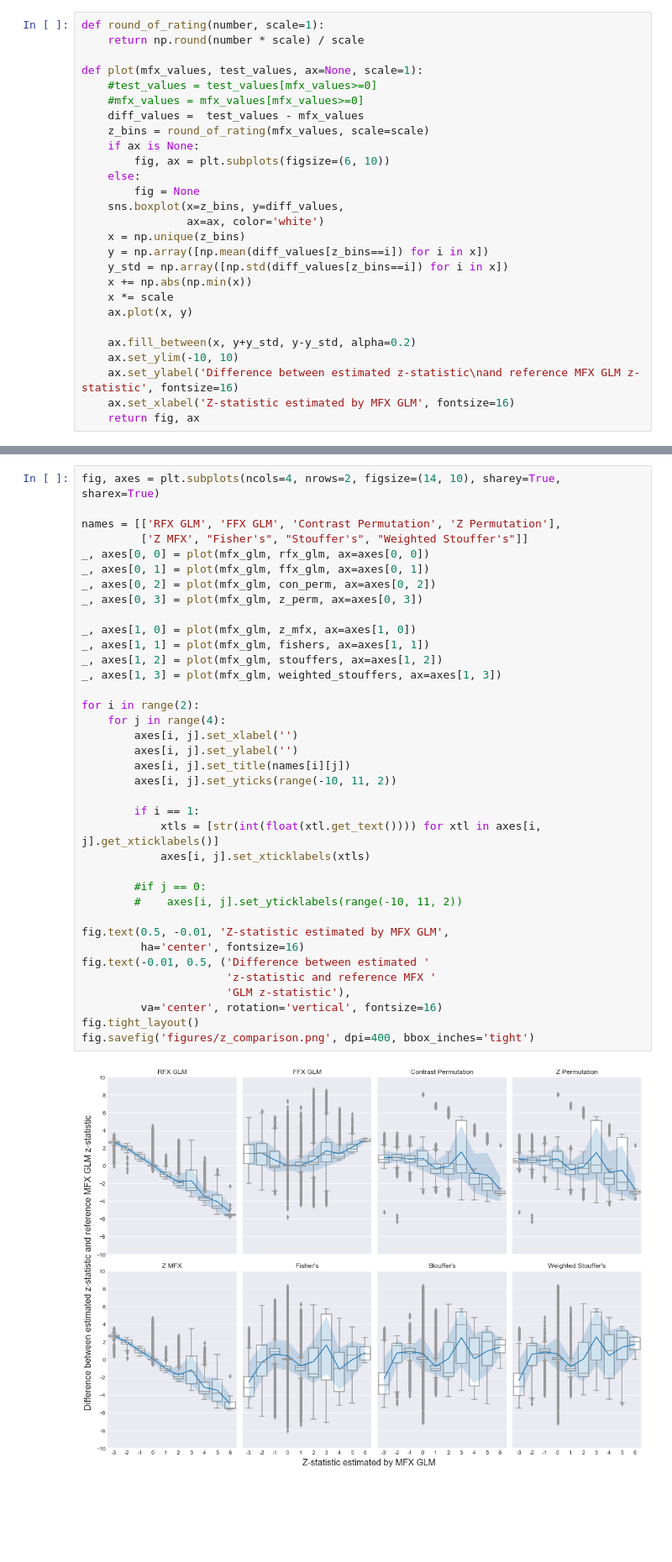
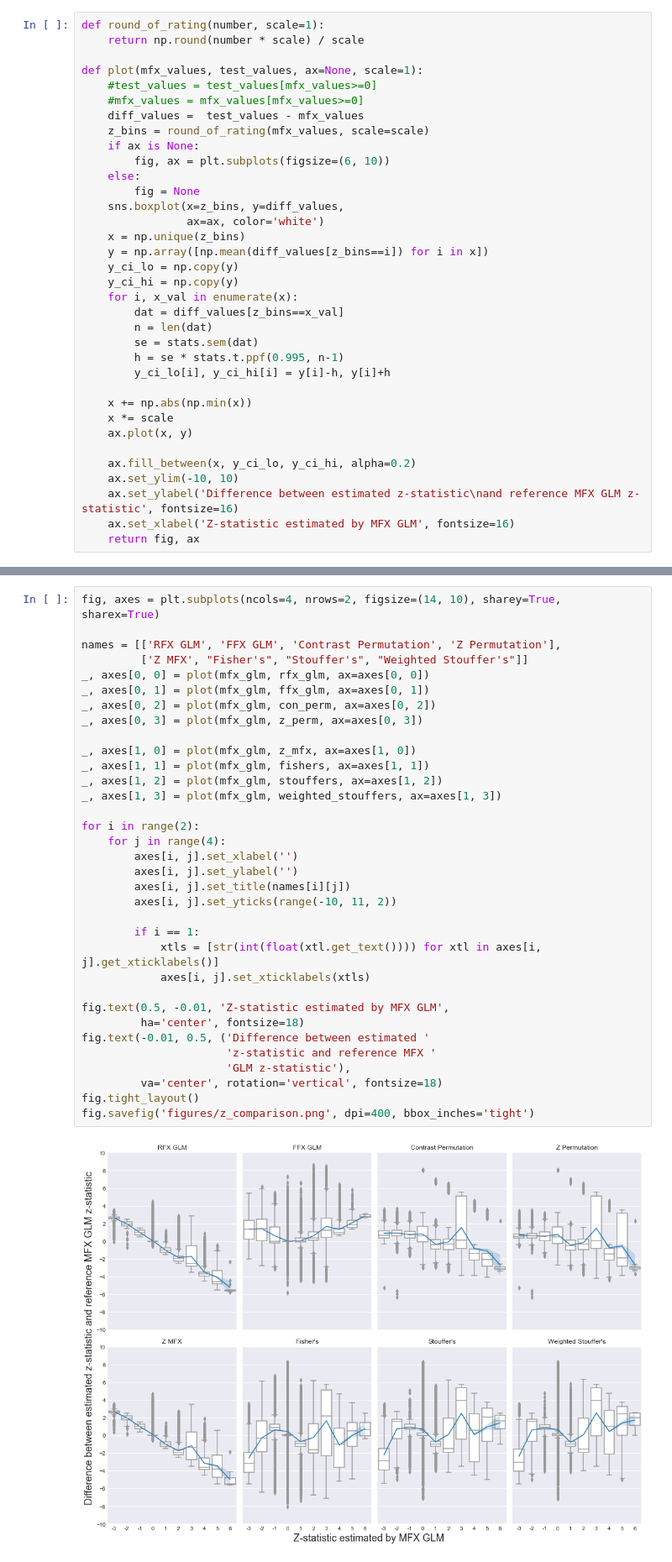
Before and after one commit to NBCLab/nimare-incf-2018, a Jupyter notebook: compare_zs.ipynb, the cells around one changed output, grey strips where cells are left out. Shown: that part at 84% size. Saved outputs shown, nothing was run; the diff lists cells and outputs as text; blank space fills up the shorter version.

```diff
--- a/compare_zs.ipynb
+++ b/compare_zs.ipynb
@@ -23,12 +24,20 @@ def plot(mfx_values, test_values, ax=None, scale=1):
                 ax=ax, color='white')
     x = np.unique(z_bins)
     y = np.array([np.mean(diff_values[z_bins==i]) for i in x])
-    y_std = np.array([np.std(diff_values[z_bins==i]) for i in x])
+    y_ci_lo = np.copy(y)
+    y_ci_hi = np.copy(y)
+    for i, x_val in enumerate(x):
+        dat = diff_values[z_bins==x_val]
+        n = len(dat)
+        se = stats.sem(dat)
+        h = se * stats.t.ppf(0.995, n-1)
+        y_ci_lo[i], y_ci_hi[i] = y[i]-h, y[i]+h
+
     x += np.abs(np.min(x))
     x *= scale
     ax.plot(x, y)
 
-    ax.fill_between(x, y+y_std, y-y_std, alpha=0.2)
+    ax.fill_between(x, y_ci_lo, y_ci_hi, alpha=0.2)
     ax.set_ylim(-10, 10)
     ax.set_ylabel('Difference between estimated z-statistic\nand reference MFX GLM z-statistic', fontsize=16)
     ax.set_xlabel('Z-statistic estimated by MFX GLM', fontsize=16)
@@ -58,39 +67,36 @@ fig, axes = plt.subplots(ncols=4, nrows=2, figsize=(14, 10), sharey=True, sharex
 names = [['RFX GLM', 'FFX GLM', 'Contrast Permutation', 'Z Permutation'],
          ['Z MFX', "Fisher's", "Stouffer's", "Weighted Stouffer's"]]
 _, axes[0, 0] = plot(mfx_glm, rfx_glm, ax=axes[0, 0])
 _, axes[0, 1] = plot(mfx_glm, ffx_glm, ax=axes[0, 1])
 _, axes[0, 2] = plot(mfx_glm, con_perm, ax=axes[0, 2])
 _, axes[0, 3] = plot(mfx_glm, z_perm, ax=axes[0, 3])
 
 _, axes[1, 0] = plot(mfx_glm, z_mfx, ax=axes[1, 0])
 _, axes[1, 1] = plot(mfx_glm, fishers, ax=axes[1, 1])
 _, axes[1, 2] = plot(mfx_glm, stouffers, ax=axes[1, 2])
 _, axes[1, 3] = plot(mfx_glm, weighted_stouffers, ax=axes[1, 3])
 
 for i in range(2):
     for j in range(4):
         axes[i, j].set_xlabel('')
         axes[i, j].set_ylabel('')
         axes[i, j].set_title(names[i][j])
         axes[i, j].set_yticks(range(-10, 11, 2))
 
         if i == 1:
             xtls = [str(int(float(xtl.get_text()))) for xtl in axes[i, j].get_xticklabels()]
             axes[i, j].set_xticklabels(xtls)
 
-        #if j == 0:
-        #    axes[i, j].set_yticklabels(range(-10, 11, 2))
-
 fig.text(0.5, -0.01, 'Z-statistic estimated by MFX GLM',
-         ha='center', fontsize=16)
+         ha='center', fontsize=18)
 fig.text(-0.01, 0.5, ('Difference between estimated '
                       'z-statistic and reference MFX '
                       'GLM z-statistic'),
-         va='center', rotation='vertical', fontsize=16)
+         va='center', rotation='vertical', fontsize=18)
 fig.tight_layout()
 fig.savefig('figures/z_comparison.png', dpi=400, bbox_inches='tight')
 # %% [output]
-[figure, old version]
+[figure, new version]
 # %%
 fig, ax = plot(mfx_glm, rfx_glm)
 ax.set_title("RFX GLM", fontsize=20)
```
Also changed, not shown: parts of 13 cells of this notebook, 5 other files.
